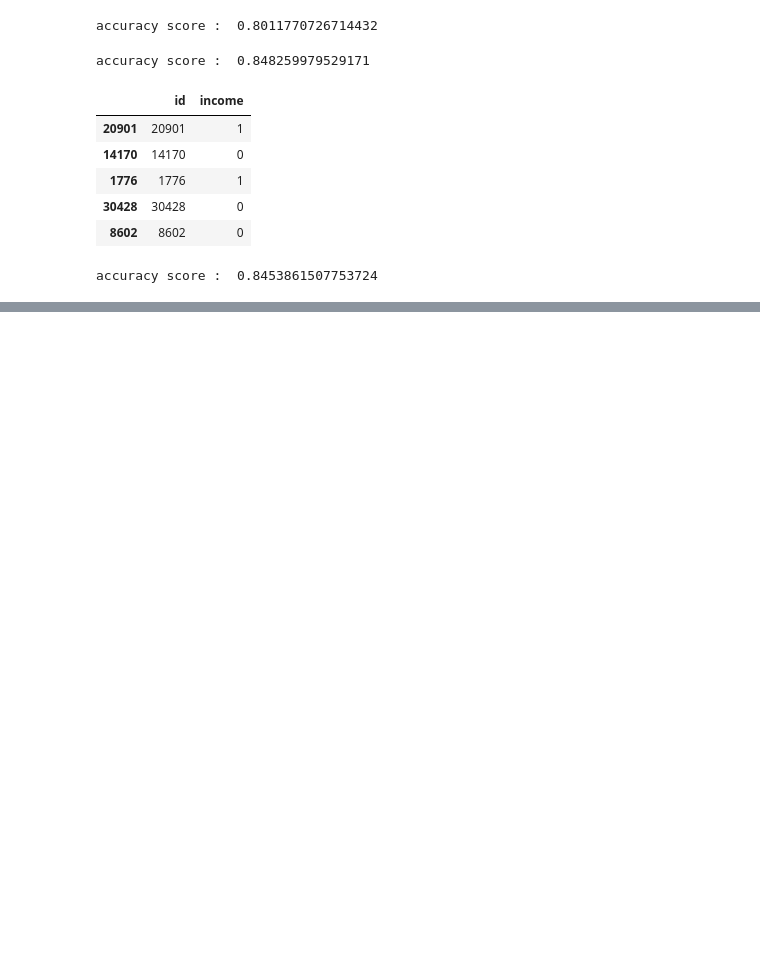
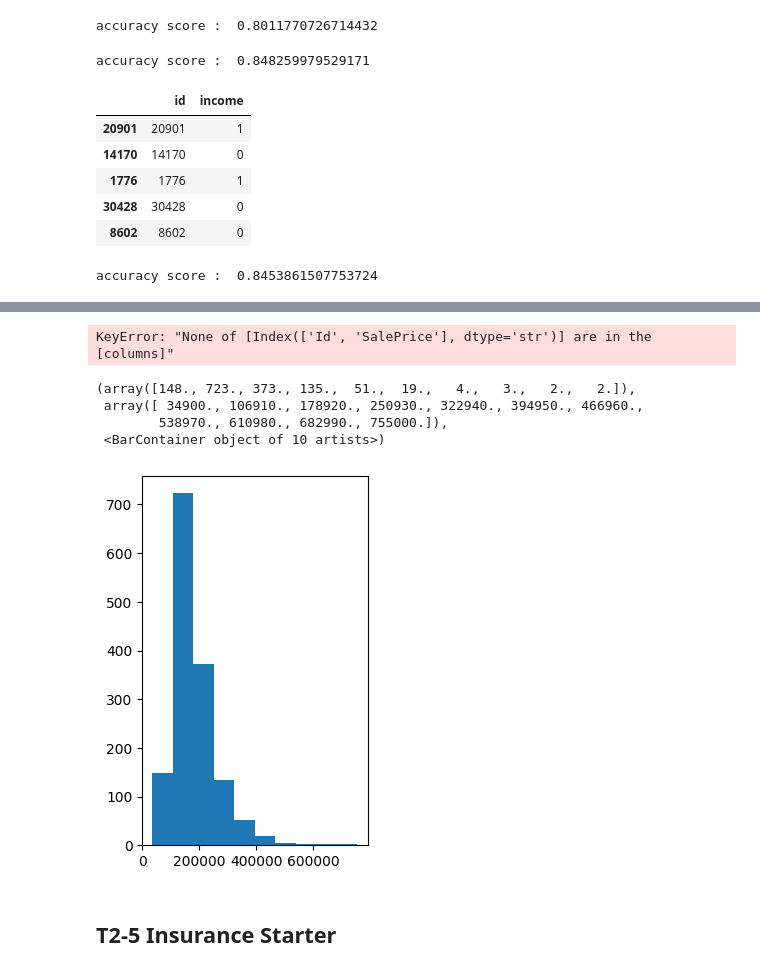
Before and after one commit to extraordinarySumiLee/BigData_Analysis_Exam, a Jupyter notebook: T2.ipynb, the cells around one changed output, grey strips where cells are left out. Cells and saved outputs as stored; diff of their text form; code cells hidden in the pictures; blank space fills up the shorter version.

```diff
--- a/T2.ipynb
+++ b/T2.ipynb
@@ -646,0 +734,25 @@ accuracy score :  0.8453861507753724
+# %%
+# 세팅
+import pandas as pd
+import numpy as np
+from sklearn.model_selection import train_test_split
+
+def exam_data_load(df, target, id_name="", null_name=""):
+    if id_name == "":
+        df = df.reset_index().rename(columns={"index": "id"})
+        id_name = 'id'
+    else:
+        id_name = id_name
+
+    if null_name != "":
+        df[df == null_name] = np.nan
+
+    X_train, X_test = train_test_split(df, test_size=0.2, shuffle=True, random_state=2021)
+    y_train = X_train[[id_name, target]]
+    X_train = X_train.drop(columns=[id_name, target])
+    y_test = X_test[[id_name, target]]
+    X_test = X_test.drop(columns=[id_name, target])
+    return X_train, X_test, y_train, y_test
+
+train = pd.read_csv(r"C:\Users\user\Desktop\GitHub\BigData_Analysis_Exam\Data\House_price_train.csv")
+test = pd.read_csv(r"C:\Users\user\Desktop\GitHub\BigData_Analysis_Exam\Data\House_price_test.csv")
@@ -646,0 +816,21 @@ accuracy score :  0.8453861507753724
+# %%
+X_train, X_test, y_train, y_test = exam_data_load(df, target='SalePrice', id_name='Id')
+X_train.shape,y_train.shape,X_test.shape,y_test.shape
+# %% [output]
+KeyError: "None of [Index(['Id', 'SalePrice'], dtype='str')] are in the [columns]"
+# %%
+import matplotlib.pyplot as plt
+
+plt.subplot(1,2,1)
+plt.hist(train['SalePrice'])
+
+#plt.subplot(1,2,2)
+#plt.hist(test['SalePrice'])
+# %% [output]
+(array([148., 723., 373., 135.,  51.,  19.,   4.,   3.,   2.,   2.]),
+ array([ 34900., 106910., 178920., 250930., 322940., 394950., 466960.,
+        538970., 610980., 682990., 755000.]),
+ <BarContainer object of 10 artists>)
+[figure, added]
+# %% [markdown]
+## T2-5 Insurance Starter
```
Also changed, not shown: parts of 51 cells of this notebook, 8 other files.
